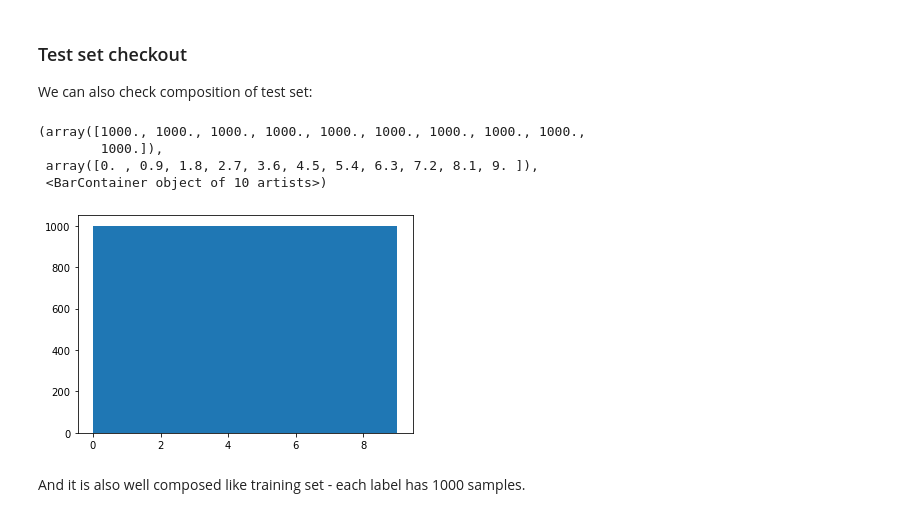
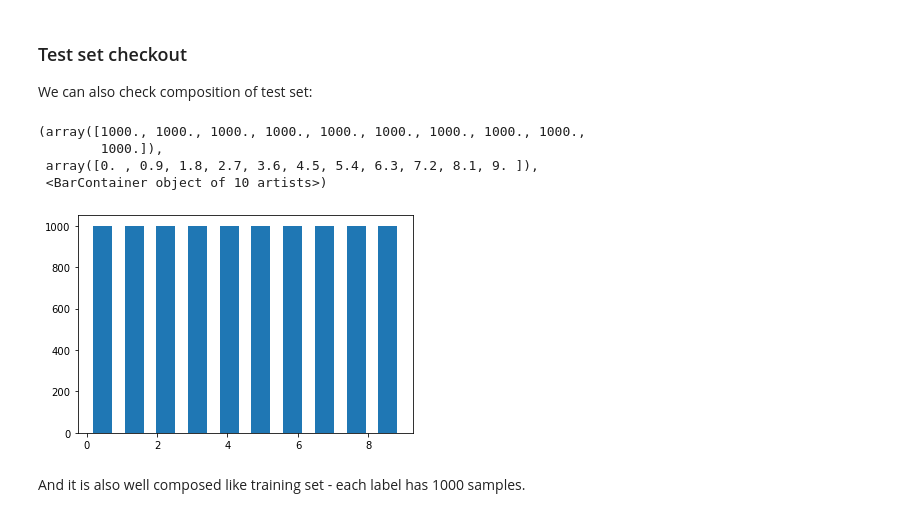
Before and after one commit to Eryk07/ClothesClassification, a Jupyter notebook: ClothesClassification.ipynb, the cells around one changed output. Drawn from its saved outputs; the diff is of its cells as text; code cells hidden in the pictures.

```diff
--- a/ClothesClassification.ipynb
+++ b/ClothesClassification.ipynb
@@ -77,13 +77,13 @@ show_sample(randint(0,60000), tr_set)
 We can also check composition of test set:
 # %%
 tst_set = pd.read_csv('data/fashion-mnist_test.csv')
-plt.hist(tst_set['label'])
+plt.hist(tst_set['label'], rwidth=0.6)
 # %% [output]
 (array([1000., 1000., 1000., 1000., 1000., 1000., 1000., 1000., 1000.,
         1000.]),
  array([0. , 0.9, 1.8, 2.7, 3.6, 4.5, 5.4, 6.3, 7.2, 8.1, 9. ]),
  <BarContainer object of 10 artists>)
-[figure, old version]
+[figure, new version]
 # %% [markdown]
 And it is also well composed like training set - each label has 1000 samples.
 # %% [markdown]
```
Also changed, not shown: parts of 9 cells of this notebook.
